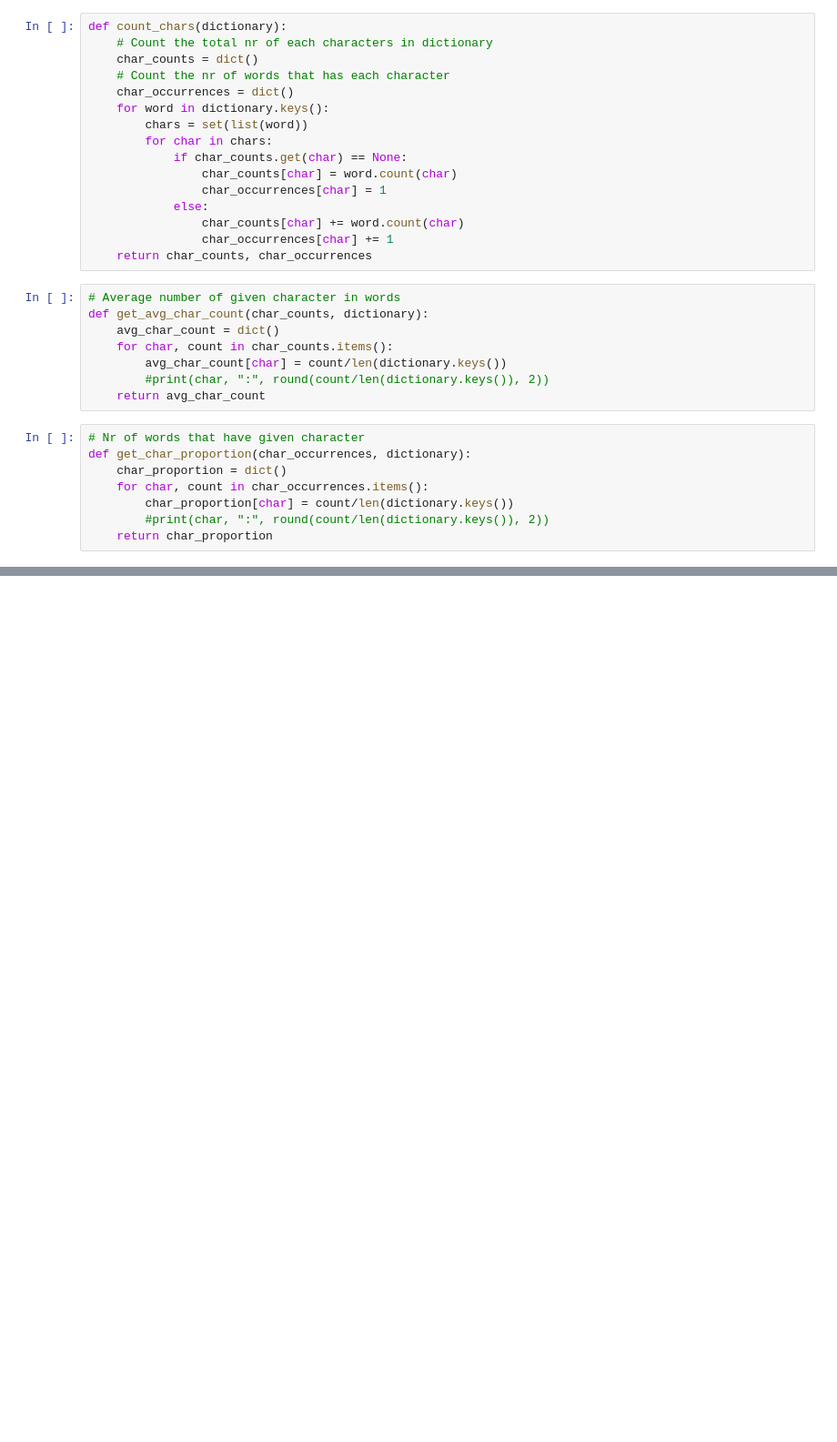
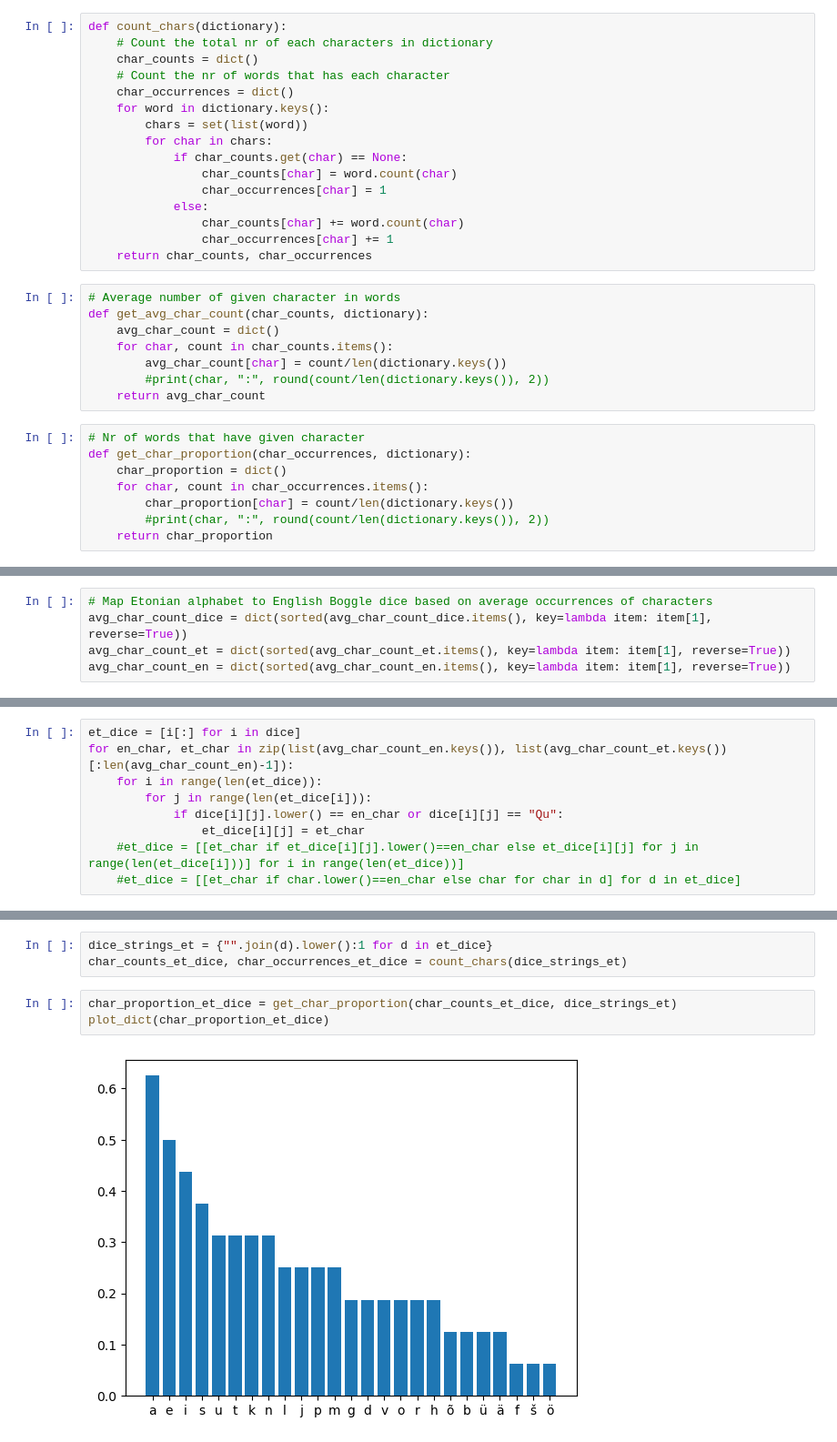
Before and after one commit to nitram-v/boggle-project, a Jupyter notebook: character_statistics.ipynb, the cells around one changed output, grey strips where cells are left out. Shown: that part at 91% size. Saved outputs shown, nothing was run; the diff lists cells and outputs as text; blank space fills up the shorter version.

```diff
--- a/character_statistics.ipynb
+++ b/character_statistics.ipynb
@@ -133,0 +143,5 @@ plot_dict(char_proportion)
+# %%
+# Map Etonian alphabet to English Boggle dice based on average occurrences of characters
+avg_char_count_dice = dict(sorted(avg_char_count_dice.items(), key=lambda item: item[1], reverse=True))
+avg_char_count_et = dict(sorted(avg_char_count_et.items(), key=lambda item: item[1], reverse=True))
+avg_char_count_en = dict(sorted(avg_char_count_en.items(), key=lambda item: item[1], reverse=True))
@@ -133,0 +152,9 @@ plot_dict(char_proportion)
+# %%
+et_dice = [i[:] for i in dice]
+for en_char, et_char in zip(list(avg_char_count_en.keys()), list(avg_char_count_et.keys())[:len(avg_char_count_en)-1]):
+    for i in range(len(et_dice)):
+        for j in range(len(et_dice[i])):
+            if dice[i][j].lower() == en_char or dice[i][j] == "Qu":
+                et_dice[i][j] = et_char
+    #et_dice = [[et_char if et_dice[i][j].lower()==en_char else et_dice[i][j] for j in range(len(et_dice[i]))] for i in range(len(et_dice))]
+    #et_dice = [[et_char if char.lower()==en_char else char for char in d] for d in et_dice]
@@ -133,0 +199,8 @@ plot_dict(char_proportion)
+# %%
+dice_strings_et = {"".join(d).lower():1 for d in et_dice}
+char_counts_et_dice, char_occurrences_et_dice = count_chars(dice_strings_et)
+# %%
+char_proportion_et_dice = get_char_proportion(char_counts_et_dice, dice_strings_et)
+plot_dict(char_proportion_et_dice)
+# %% [output]
+[figure, added]
```
Also changed, not shown: parts of 15 cells of this notebook, 1 other file.
